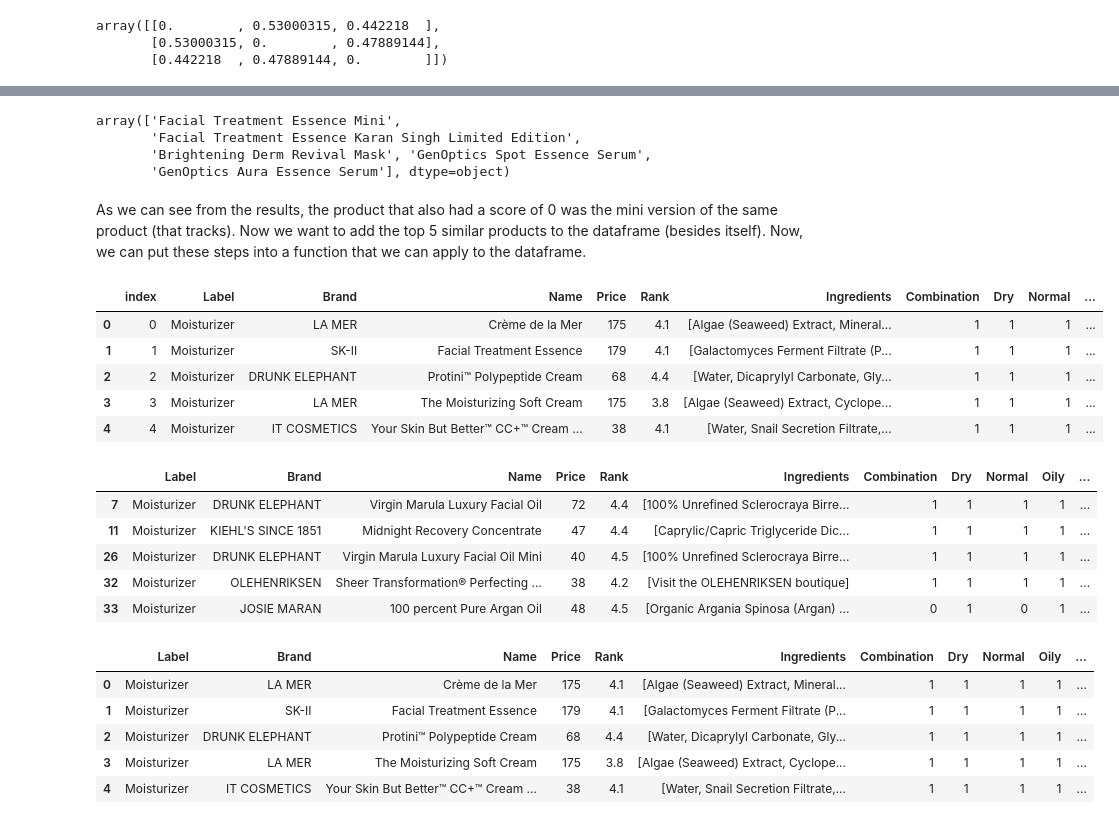
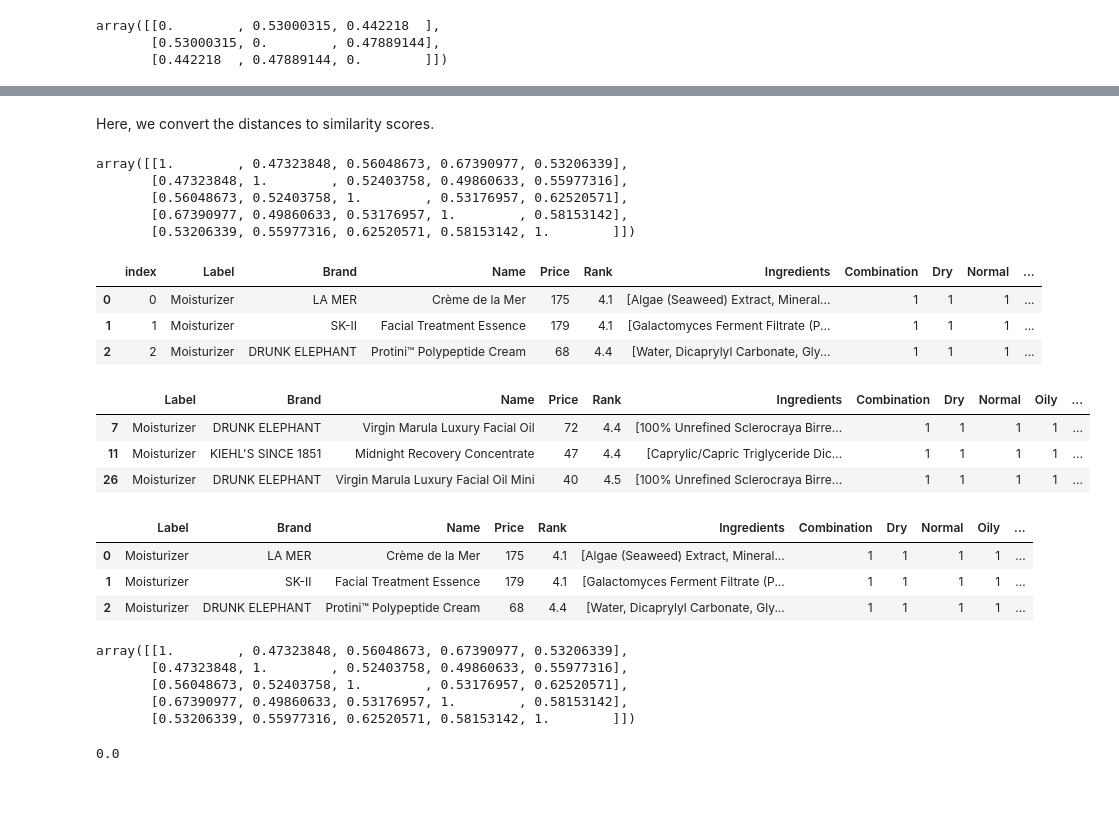
Before and after one commit to BellaEsc/makeup-minted, a Jupyter notebook: 2_weighted_similarity.ipynb, the cells around one changed output, grey strips where cells are left out. Saved outputs shown, nothing was run; the diff lists cells and outputs as text; code cells hidden in the pictures; blank space fills up the shorter version.

Commit message:
added similarity scores

```diff
--- a/2_weighted_similarity.ipynb
+++ b/2_weighted_similarity.ipynb
@@ -135,7 +132,0 @@ As expected, diagonals will all be 0 (the closest distance for each product is i
-# %%
-# Creates a list of indices that would sort row 1 (aka, product 2) in
-# ascending order, i.e. which products are "closest"
-sorted_indices = sorted(range(len(weighted_distance_matrix[1])),
-                        key = lambda i: weighted_distance_matrix[1][i])
-
-sorted_indices[0:5]
@@ -154,75 +133,84 @@ The smallest score will always be 0 for its distance from itself. Here, though,
-# %%
-# Gives the product names for the top 5 closest
-# products.
-most_similar_products = df.iloc[sorted_indices[1:6],:]['Name'].values
-most_similar_products
-# %% [output]
-array(['Facial Treatment Essence Mini',
-       'Facial Treatment Essence Karan Singh Limited Edition',
-       'Brightening Derm Revival Mask', 'GenOptics Spot Essence Serum',
-       'GenOptics Aura Essence Serum'], dtype=object)
-# %% [markdown]
-As we can see from the results, the product that also had a score of 0 was the mini version of the same product (that tracks).
-Now we want to add the top 5 similar products to the dataframe (besides itself). Now, we can put these steps into a function that we can apply to the dataframe.
+# %% [markdown]
+Here, we convert the distances to similarity scores.
+# %%
+
+weighted_similarity_matrix = 1 - (weighted_distance_matrix / weighted_distance_matrix.max())
+weighted_similarity_matrix[0:5, 0:5]
+# %% [output]
+array([[1.        , 0.47323848, 0.56048673, 0.67390977, 0.53206339],
+       [0.47323848, 1.        , 0.52403758, 0.49860633, 0.55977316],
+       [0.56048673, 0.52403758, 1.        , 0.53176957, 0.62520571],
+       [0.67390977, 0.49860633, 0.53176957, 1.        , 0.58153142],
+       [0.53206339, 0.55977316, 0.62520571, 0.58153142, 1.        ]])
 # %%
-def get_5_most_similar_products(weighted_distance_matrix: np.ndarray, index: int) -> np.ndarray:
+def get_5_most_similar_products(weighted_similarity_matrix: np.ndarray, index: int) -> np.ndarray:
     '''
-    weighted_distance_matrix: the distance matrix including the
-    similarity "distances" of products
+    weighted_similarity_matrix: the matrix of similarity scores
     index: the positional index of the product
     Gets the 5 most similar products (aside from itself) of the
     product at the given position using the weighted distance matrix.
     Returns a list.
     '''
-    sorted_indices = sorted(range(len(weighted_distance_matrix[index])),
-                        key = lambda i: weighted_distance_matrix[index][i])
+    sorted_indices = sorted(range(len(weighted_similarity_matrix[index])),
+                        key = lambda i: weighted_similarity_matrix[index][i],
+                        reverse = True)
 
     most_similar_products = df.iloc[sorted_indices[1:6],:]['Name'].values
 
-    return most_similar_products
+    return (most_similar_products, most_similar_scores)
 # %%
 # Need to reset index here so that when making a
 # new column, it uses the same "positional" index
 df2 = df.reset_index()
 
 df2['Weighted Similarity Products'] = \
     df.reset_index().reset_index()['level_0'].apply(lambda x: get_5_most_similar_products(weighted_distance_matrix, x))
 
-df2.head()
+df2['Weighted Similarity Scores'] = \
+
+
+df2.head(3)
 # %% [output]
 |  | index | Label | Brand | Name | Price | Rank | Ingredients | Combination | Dry | Normal | ... |
 | 0 | 0 | Moisturizer | LA MER | Crème de la Mer | 175 | 4.1 | [Algae (Seaweed) Extract, Mineral... | 1 | 1 | 1 | ... |
 | 1 | 1 | Moisturizer | SK-II | Facial Treatment Essence | 179 | 4.1 | [Galactomyces Ferment Filtrate (P... | 1 | 1 | 1 | ... |
 | 2 | 2 | Moisturizer | DRUNK ELEPHANT | Protini™ Polypeptide Cream | 68 | 4.4 | [Water, Dicaprylyl Carbonate, Gly... | 1 | 1 | 1 | ... |
-| 3 | 3 | Moisturizer | LA MER | The Moisturizing Soft Cream | 175 | 3.8 | [Algae (Seaweed) Extract, Cyclope... | 1 | 1 | 1 | ... |
-| 4 | 4 | Moisturizer | IT COSMETICS | Your Skin But Better™ CC+™ Cream ... | 38 | 4.1 | [Water, Snail Secretion Filtrate,... | 1 | 1 | 1 | ... |
 # %%
 # Setting the list of similar products to an empty list
 # for products with <2 ingredients
 
 df_full = df_full[~(df_full['Cosing Ref No'].apply(lambda x: len(x) > 1))]
 df_full['Weighted Similarity Products'] = [[] for i in range(len(df_full))]
-df_full.head()
+df_full.head(3)
 # %% [output]
 |  | Label | Brand | Name | Price | Rank | Ingredients | Combination | Dry | Normal | Oily | ... |
 | 7 | Moisturizer | DRUNK ELEPHANT | Virgin Marula Luxury Facial Oil | 72 | 4.4 | [100% Unrefined Sclerocraya Birre... | 1 | 1 | 1 | 1 | ... |
 | 11 | Moisturizer | KIEHL'S SINCE 1851 | Midnight Recovery Concentrate | 47 | 4.4 | [Caprylic/Capric Triglyceride Dic... | 1 | 1 | 1 | 1 | ... |
 | 26 | Moisturizer | DRUNK ELEPHANT | Virgin Marula Luxury Facial Oil Mini | 40 | 4.5 | [100% Unrefined Sclerocraya Birre... | 1 | 1 | 1 | 1 | ... |
-| 32 | Moisturizer | OLEHENRIKSEN | Sheer Transformation® Perfecting ... | 38 | 4.2 | [Visit the OLEHENRIKSEN boutique] | 1 | 1 | 1 | 1 | ... |
-| 33 | Moisturizer | JOSIE MARAN | 100 percent Pure Argan Oil | 48 | 4.5 | [Organic Argania Spinosa (Argan) ... | 0 | 1 | 0 | 1 | ... |
 # %%
 df2 = df2.set_index("index")
 df2.index.name = None
 
 merged_df = pd.concat([df2,df_full])
-merged_df.sort_index().head()
+merged_df.sort_index().head(3)
 # %% [output]
 |  | Label | Brand | Name | Price | Rank | Ingredients | Combination | Dry | Normal | Oily | ... |
 | 0 | Moisturizer | LA MER | Crème de la Mer | 175 | 4.1 | [Algae (Seaweed) Extract, Mineral... | 1 | 1 | 1 | 1 | ... |
 | 1 | Moisturizer | SK-II | Facial Treatment Essence | 179 | 4.1 | [Galactomyces Ferment Filtrate (P... | 1 | 1 | 1 | 1 | ... |
 | 2 | Moisturizer | DRUNK ELEPHANT | Protini™ Polypeptide Cream | 68 | 4.4 | [Water, Dicaprylyl Carbonate, Gly... | 1 | 1 | 1 | 1 | ... |
-| 3 | Moisturizer | LA MER | The Moisturizing Soft Cream | 175 | 3.8 | [Algae (Seaweed) Extract, Cyclope... | 1 | 1 | 1 | 1 | ... |
-| 4 | Moisturizer | IT COSMETICS | Your Skin But Better™ CC+™ Cream ... | 38 | 4.1 | [Water, Snail Secretion Filtrate,... | 1 | 1 | 1 | 1 | ... |
 # %%
 # Uncomment to re-save dataframe
 #merged_df.sort_index().to_json("data/skincare_products_1.json")
+# %%
+weighted_similarity_matrix = 1 - (weighted_distance_matrix / weighted_distance_matrix.max())
+weighted_similarity_matrix[0:5, 0:5]
+# %% [output]
+array([[1.        , 0.47323848, 0.56048673, 0.67390977, 0.53206339],
+       [0.47323848, 1.        , 0.52403758, 0.49860633, 0.55977316],
+       [0.56048673, 0.52403758, 1.        , 0.53176957, 0.62520571],
+       [0.67390977, 0.49860633, 0.53176957, 1.        , 0.58153142],
+       [0.53206339, 0.55977316, 0.62520571, 0.58153142, 1.        ]])
+# %%
+weighted_similarity_matrix.min()
+# %% [output]
+0.0
```
Also changed, not shown: parts of 9 cells of this notebook, 1 other file.
